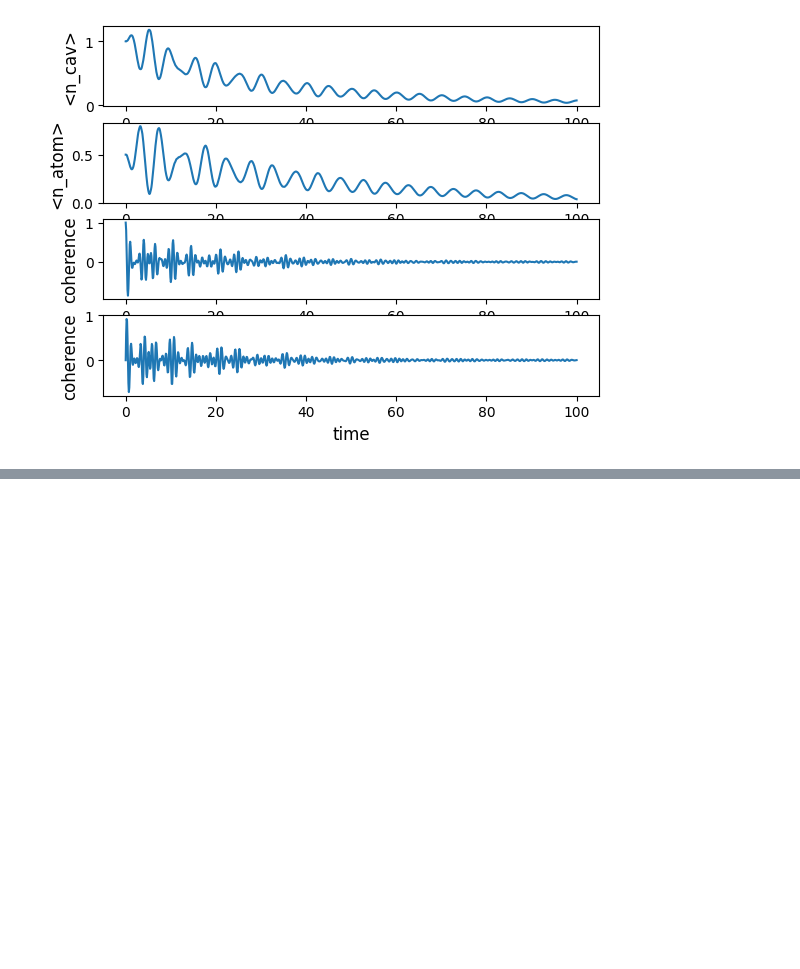
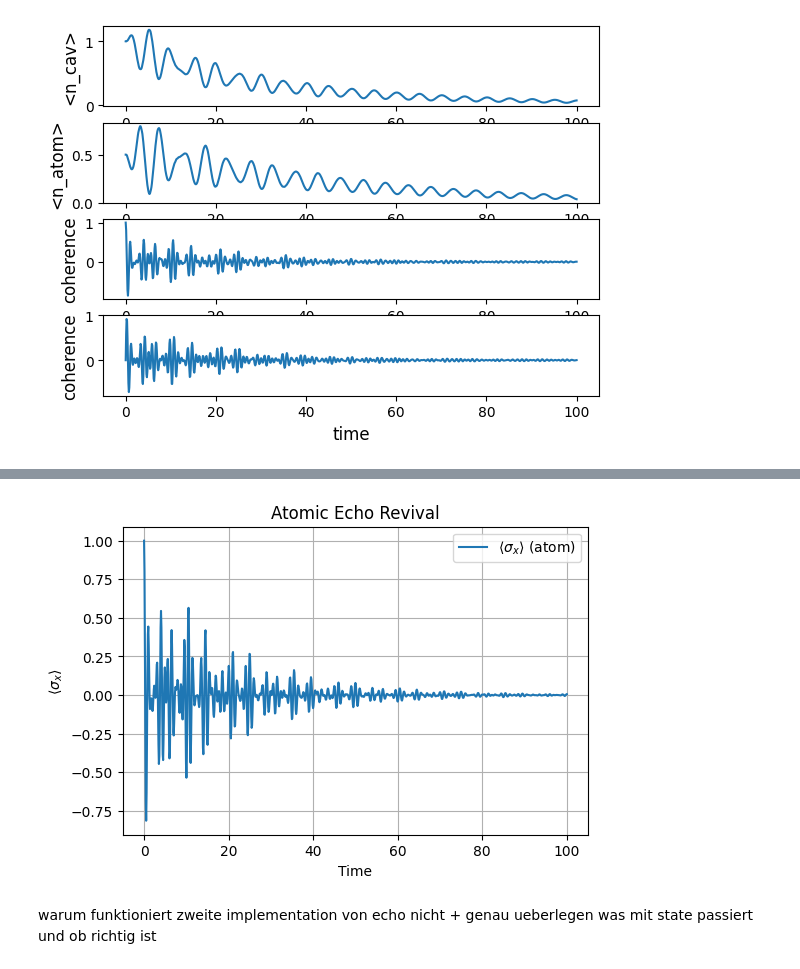
Before and after one commit to sophia13242/Dissipative-Atom-Cavity, a Jupyter notebook: firstIdeas.ipynb, the cells around one changed output, grey strips where cells are left out. Saved outputs shown, nothing was run; the diff lists cells and outputs as text; code cells hidden in the pictures; blank space fills up the shorter version.

```diff
--- a/firstIdeas.ipynb
+++ b/firstIdeas.ipynb
@@ -194,0 +292,51 @@ Off-diagonal elements:
+# %%
+import numpy as np
+import qutip as qt
+import matplotlib.pyplot as plt
+
+# Atomic basis
+S_g = qt.basis(2, 0)
+S_e = qt.basis(2, 1)
+
+# π-pulse operator on atom (rotation around X)
+X_pi = qt.tensor(qt.qeye(N), qt.sigmax())  # Cavity identity ⊗ σx
+
+# Define σx expectation operator for the atom
+sigma_x = qt.tensor(qt.qeye(N), S_g*S_e.dag() + S_e*S_g.dag())
+
+# Expectation operators
+e_ops_echo = [a.dag()*a, sm.dag()*sm, sigma_x]  # cavity, atom population, σx
+
+# Split time
+t_pi = 10 * np.pi / g
+times1 = np.linspace(0, t_pi, 500)
+times2 = np.linspace(t_pi, 2*t_pi, 500)
+
+# First evolution with dephasing
+result1 = qt.mesolve(H, psi_plus, times1, c_ops_deph, e_ops_echo, options={'store_states': True})
+
+# Apply π-pulse at t_pi
+rho_mid = result1.states[-1]
+rho_mid_pulsed = X_pi * rho_mid * X_pi.dag()
+
+# Second evolution
+result2 = qt.mesolve(H, rho_mid_pulsed, times2, c_ops_deph, e_ops_echo)
+
+# Combine times and expectation values
+times_full = np.concatenate([result1.times, result2.times])
+result_full = [np.concatenate([result1.expect[i], result2.expect[i]]) for i in range(len(e_ops_echo))]
+
+# Plot σx to see the echo revival
+plt.figure(figsize=(6,4))
+plt.plot(times_full, result_full[2], label=r'$\langle \sigma_x \rangle$ (atom)')
+plt.xlabel('Time')
+plt.ylabel(r'$\langle \sigma_x \rangle$')
+plt.title('Atomic Echo Revival')
+plt.grid(True)
+plt.legend()
+plt.show()
+# %% [output]
+[figure, added]
+# %% [markdown]
+warum funktioniert zweite implementation von echo nicht +
+genau ueberlegen was mit state passiert und ob richtig ist
```
Also changed, not shown: parts of 4 cells of this notebook.
